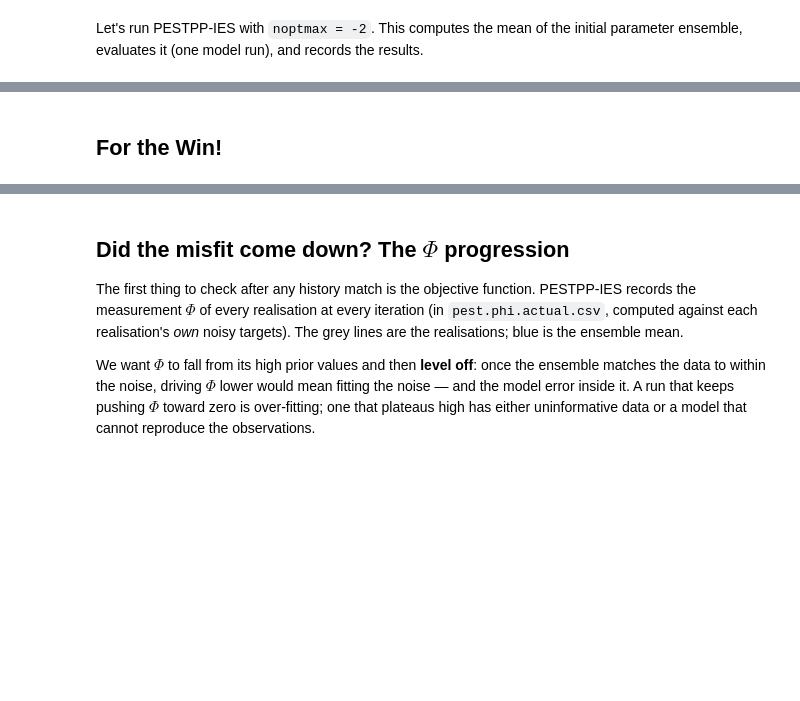
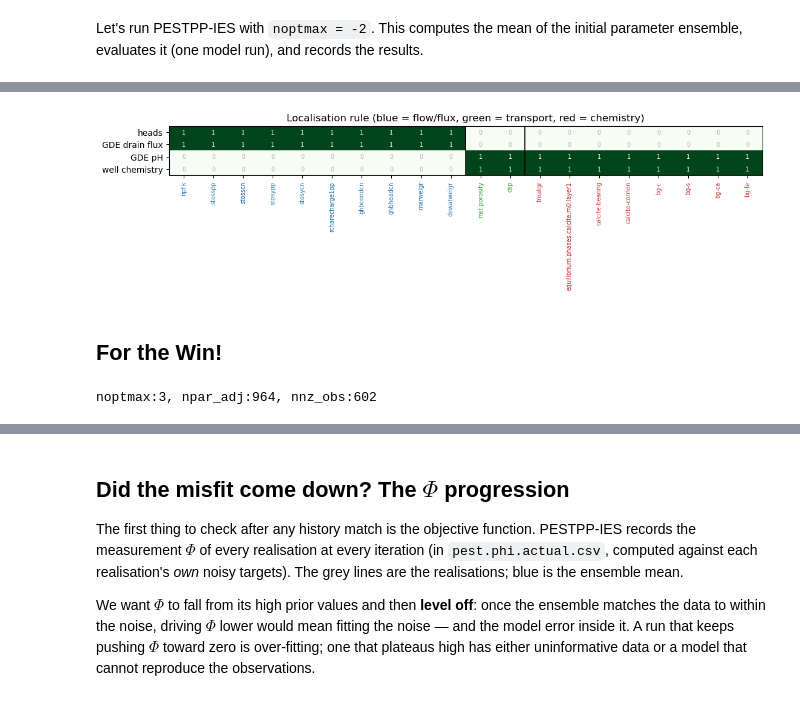
Before and after one commit to rhugman/imwa-workshop-2026, a Jupyter notebook: tutorial/05-ies.ipynb, the cells around one changed output, grey strips where cells are left out. Cells and saved outputs as stored; diff of their text form; code cells hidden in the pictures; blank space fills up the shorter version.

```diff
--- a/tutorial/05-ies.ipynb
+++ b/tutorial/05-ies.ipynb
@@ -155,7 +250,15 @@ Here we use four weighting groups -- heads (`hds`), the GDE drain flux (`drn`),
 # %%
+obs = pst.observation_data
+# heads, drain and GDE pH each take a factor of 0.33; the chemistry shares a further 0.33
+# split equally across its species groups (chemwell-al, chemwell-c4, ... -> 0.33 / num_chem_grps)
+chem_grps = sorted(obs.loc[(obs.weight > 0) & (obs.obgnme.str.startswith("chemwell")), "obgnme"].unique())
+chem_factor = 0.33 / len(chem_grps)
 with open(os.path.join(t_d, "phi.csv"), "w") as f:
-    f.write("hds,0.45\n")   # heads
-    f.write("drn,0.45\n")   # GDE drain flux
-    f.write("gde-ph,0.05\n")    # GDE pH (management quantity)
-    f.write("chemwell,0.05\n") #  Wel chem
+    f.write("hds,0.33\n")        # heads
+    f.write("drn,0.33\n")        # GDE drain flux
+    f.write("gde-ph,0.33\n")     # GDE pH (management quantity)
+    for g in chem_grps:          # well chemistry: each species 0.33 / num_chem_grps
+        f.write(f"{g},{chem_factor:.6f}\n")
 pst.pestpp_options["ies_phi_factor_file"] = "phi.csv"
+print(f"phi factors -- hds / drn / gde-ph: 0.33 each; "
+      f"{len(chem_grps)} chemistry groups at {chem_factor:.4f} each")
@@ -167,6 +339,42 @@ pst.pestpp_options["ies_phi_factor_file"] = "phi.csv"
+# %%
+# Visualise the localisation rule: which observation type may update which parameter family.
+# Every observation of a type shares the same row, so we collapse the matrix to type vs group.
+ordered_gps = flow_gps + trans_gps + chem_gps
+rule = pd.DataFrame(0.0,
+                    index=["heads", "GDE drain flux", "GDE pH", "well chemistry"],
+                    columns=ordered_gps)
+rule.loc[["heads", "GDE drain flux"], flow_gps] = 1.0
+rule.loc[["GDE pH", "well chemistry"], trans_gps + chem_gps] = 1.0
+
+fig, ax = plt.subplots(figsize=(max(7, 0.55 * len(ordered_gps)), 3.0), constrained_layout=True)
+ax.imshow(rule.values, cmap="Greens", vmin=0, vmax=1, aspect="auto")
+ax.set_xticks(range(len(ordered_gps)))
+ax.set_xticklabels(ordered_gps, rotation=90, fontsize=7)
+ax.set_yticks(range(rule.shape[0]))
+ax.set_yticklabels(rule.index)
+
+# divide the parameter families and colour the tick labels to match
+nflow, ntrans = len(flow_gps), len(trans_gps)
+for x in (nflow - 0.5, nflow + ntrans - 0.5):
+    ax.axvline(x, color="k", lw=1.2)
+for t, c in zip(ax.get_xticklabels(),
+                ["tab:blue"] * nflow + ["tab:green"] * ntrans + ["tab:red"] * len(chem_gps)):
+    t.set_color(c)
+
+for i in range(rule.shape[0]):
+    for j in range(rule.shape[1]):
+        on = rule.values[i, j] > 0
+        ax.text(j, i, "1" if on else "0", ha="center", va="center",
+                color="white" if on else "0.7", fontsize=7)
+ax.set_title("Localisation rule (blue = flow/flux, green = transport, red = chemistry)")
+plt.show()
+# %% [output]
+[figure, added]
 # %% [markdown]
 ## For the Win!
 # %%
-pst.control_data.noptmax = 1
+pst.control_data.noptmax = 3
 pst.write(os.path.join(t_d, 'pest.pst'),version=2)
+# %% [output]
+noptmax:3, npar_adj:964, nnz_obs:602
 # %%
```
Also changed, not shown: parts of 29 cells of this notebook, 6 other files.
